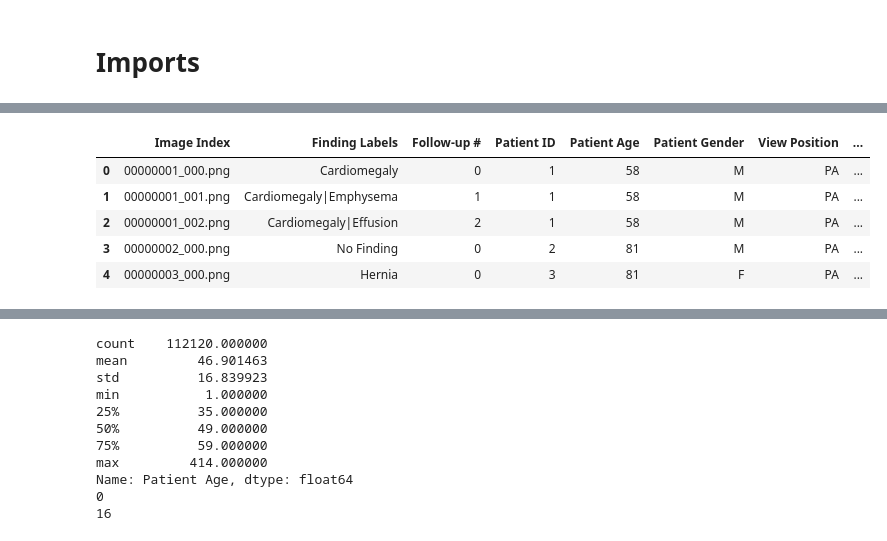
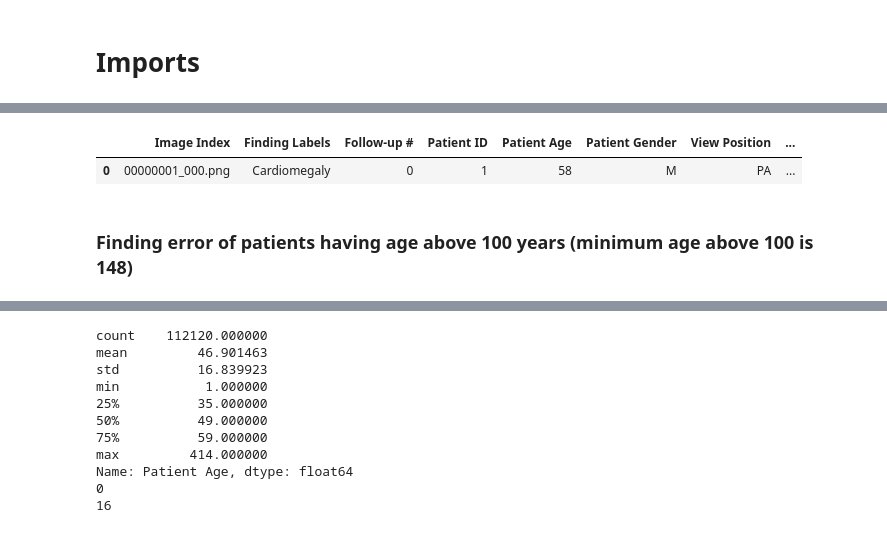
Before and after one commit to nikodice4/MedCLIP_shortcuts, a Jupyter notebook: notebooks/eda_pre.ipynb, the cells around one changed output, grey strips where cells are left out. Cells and saved outputs as stored; diff of their text form; code cells hidden in the pictures.

```diff
--- a/notebooks/eda_pre.ipynb
+++ b/notebooks/eda_pre.ipynb
@@ -14,12 +46,10 @@ df_raw = df_raw.drop(columns="Unnamed: 11")
 # %%
-df_raw.head()
+df_raw.head(1)
 # %% [output]
 |  | Image Index | Finding Labels | Follow-up # | Patient ID | Patient Age | Patient Gender | View Position | ... |
 | 0 | 00000001_000.png | Cardiomegaly | 0 | 1 | 58 | M | PA | ... |
-| 1 | 00000001_001.png | Cardiomegaly|Emphysema | 1 | 1 | 58 | M | PA | ... |
-| 2 | 00000001_002.png | Cardiomegaly|Effusion | 2 | 1 | 58 | M | PA | ... |
-| 3 | 00000002_000.png | No Finding | 0 | 2 | 81 | M | PA | ... |
-| 4 | 00000003_000.png | Hernia | 0 | 3 | 81 | F | PA | ... |
+# %% [markdown]
+### Finding error of patients having age above 100 years (minimum age above 100 is 148)
 # %%
 df_raw[df_raw["Patient Age"] >= 100]
 # %% [output]
```
Also changed, not shown: parts of 81 cells of this notebook, 7 other files.
